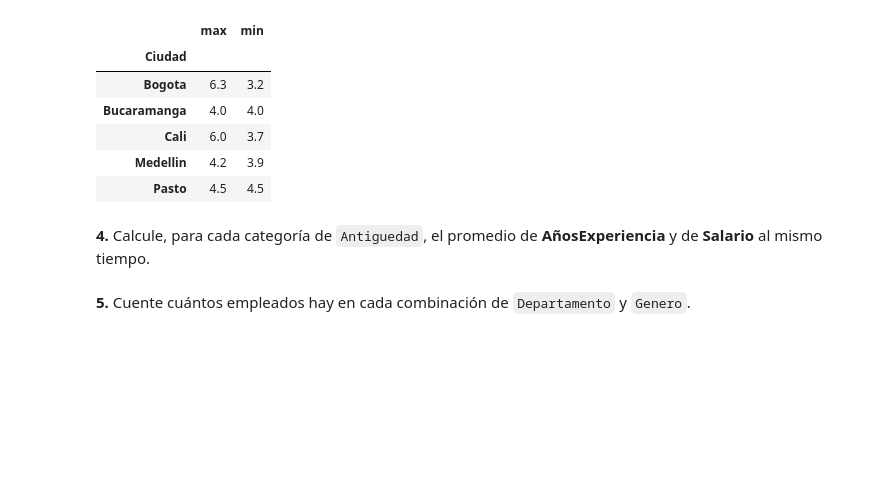
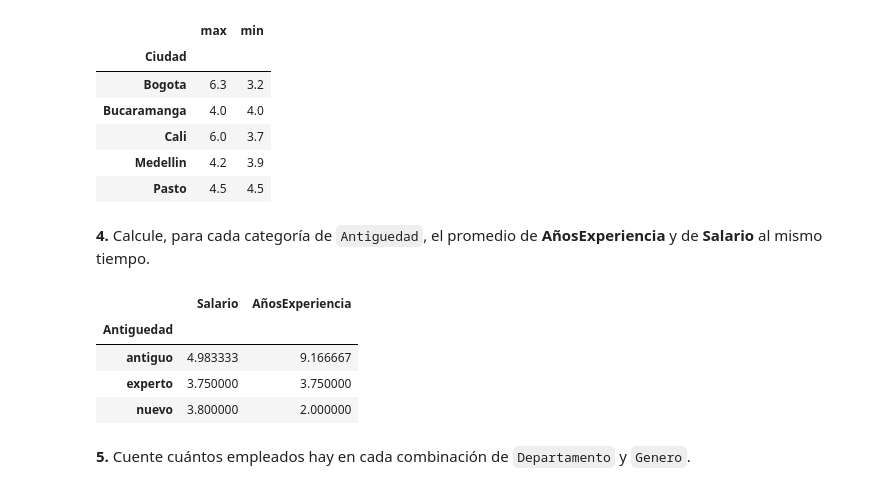
Before and after one commit to JuanjCruzL/aprendiendo_git_hub, a Jupyter notebook: Taller_Preparcial_Seccion3_Pandas.ipynb, the cells around one changed output. Saved outputs shown, nothing was run; the diff lists cells and outputs as text; code cells hidden in the pictures; blank space fills up the shorter version.

Commit message:
Subsección 3, Punto 4, calcular promedio por antiguedad de ssalario y añosexperiencia

```diff
--- a/Taller_Preparcial_Seccion3_Pandas.ipynb
+++ b/Taller_Preparcial_Seccion3_Pandas.ipynb
@@ -413,6 +413,13 @@ df.groupby("Ciudad")["Salario"].agg(["max","min"])
 **4.** Calcule, para cada categoría de `Antiguedad`, el promedio de **AñosExperiencia** y de **Salario** al mismo tiempo.
 # %%
 # Escriba aquí su código
+df.groupby("Antiguedad")[["Salario","AñosExperiencia"]].mean()
+# %% [output]
+|  | Salario | AñosExperiencia |
+| Antiguedad |  |  |
+| antiguo | 4.983333 | 9.166667 |
+| experto | 3.750000 | 3.750000 |
+| nuevo | 3.800000 | 2.000000 |
 # %% [markdown]
 **5.** Cuente cuántos empleados hay en cada combinación de `Departamento` y `Genero`.
 # %%
```
